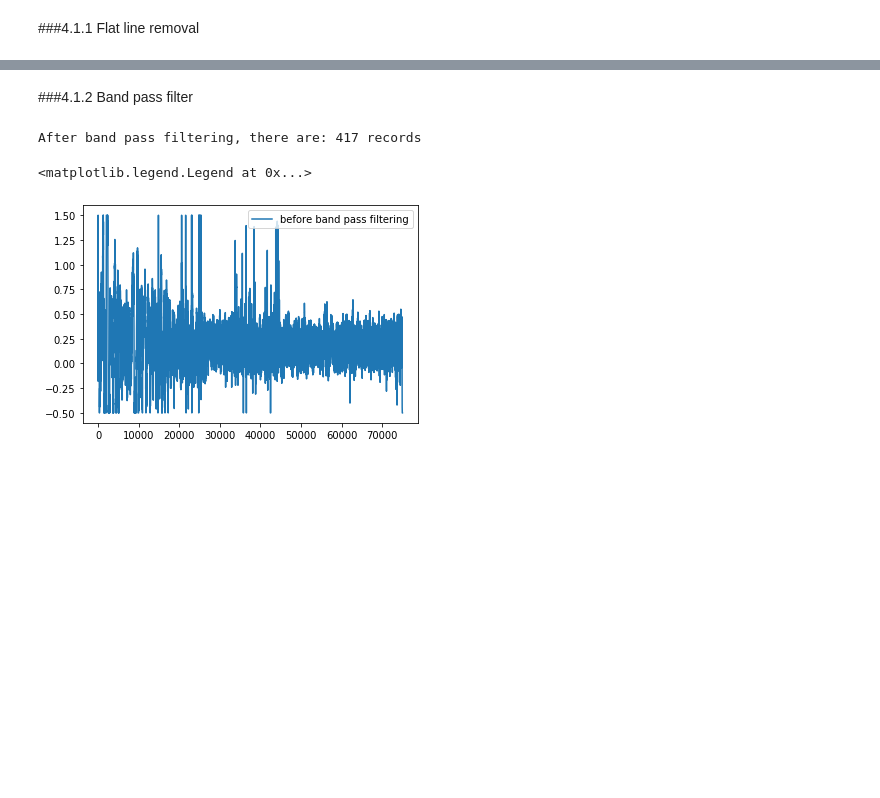
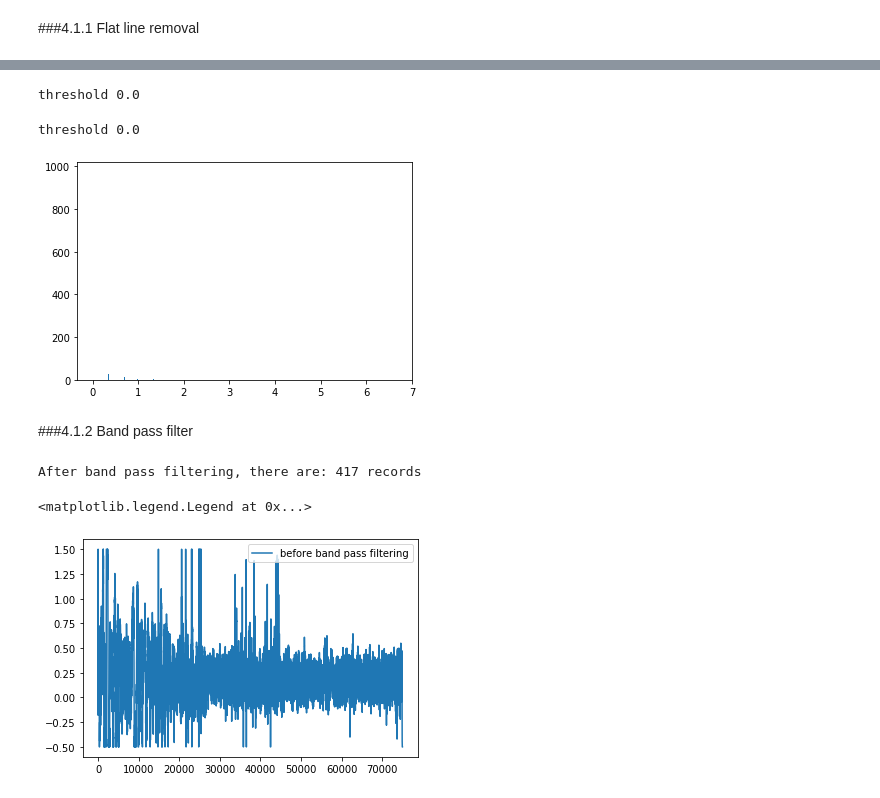
Before and after one commit to supertime1/Afib_PPG, a Jupyter notebook: Afib_Data_Clean.ipynb, the cells around one changed output, grey strips where cells are left out. Drawn from its saved outputs; the diff is of its cells as text; code cells hidden in the pictures; blank space fills up the shorter version.

```diff
--- a/Afib_Data_Clean.ipynb
+++ b/Afib_Data_Clean.ipynb
@@ -133,15 +180,24 @@ plt.legend()
+# %%
+max_index = np.argmax(histogram[0])
+threshold = histogram[1][max_index]
+print("threshold", threshold)
+# %% [output]
+threshold 0.0
 # %%
 #how to find the correct threshold?
 #threshold can't be too big, then nosiy data will be mistakenly labeled as flat line
 #threshold can't be too small, then no flat line can be detected
 #one method is to use histogram of the differentce of consecutive points, in a sense
 #that small changes (such as flat line) tends to have similar values to each other,
 #therefore, they will group together in histogram and show up as the max peak
-signal_diff = np.diff(signals[1])
-histogram = plt.hist(signal_diff,bins=int(len(signal_diff)/10)) #one third of 3750
+signal_diff = abs(np.diff(signals_two[:2500]))
+histogram = plt.hist(signal_diff,bins=int(len(signal_diff))) #one third of 3750
 max_index = np.argmax(histogram[0])
 threshold = histogram[1][max_index]
 print("threshold", threshold)
+# %% [output]
+threshold 0.0
+[figure, added]
 # %%
 def flat_line(signals,threshold = 1e-06, percent = .05):
   for i in len(signals):
```
Also changed, not shown: parts of 8 cells of this notebook.
